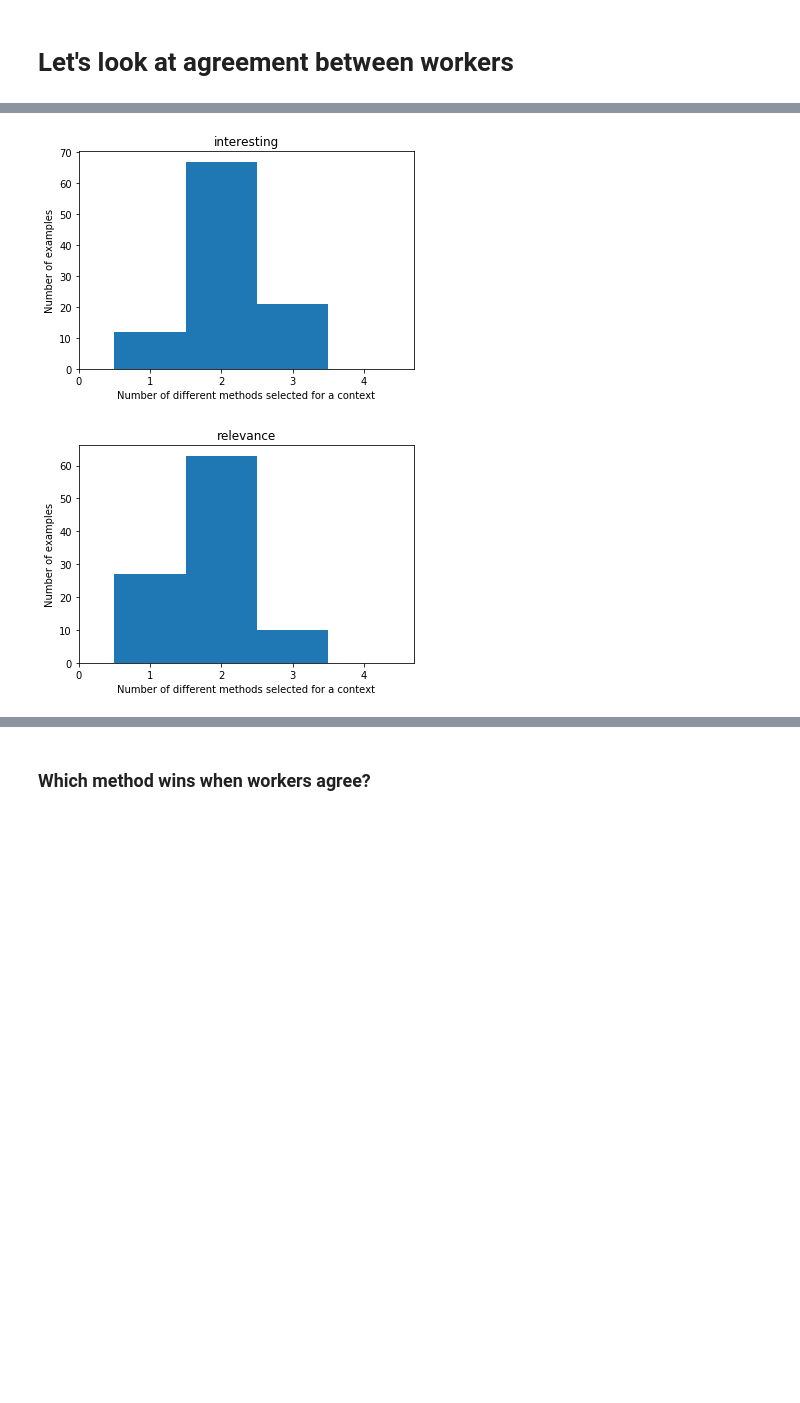
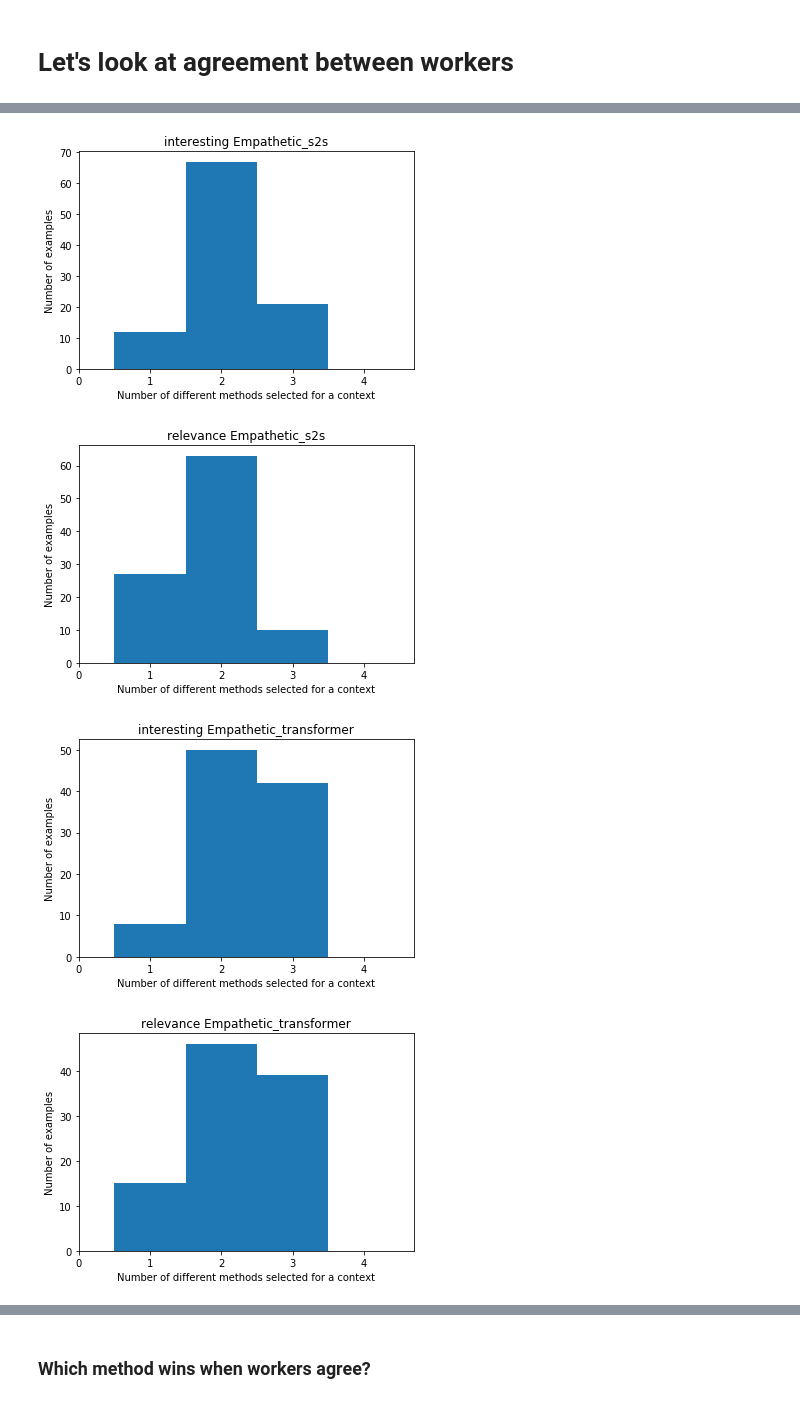
Before and after one commit to odemasi/ParlAI, a Jupyter notebook: evaluation/Explore_results_v1.ipynb, the cells around one changed output, grey strips where cells are left out. Saved outputs shown, nothing was run; the diff lists cells and outputs as text; code cells hidden in the pictures; blank space fills up the shorter version.

Commit message:
Tried to dig a bit more into when turkers do or do not agree

```diff
--- a/evaluation/Explore_results_v1.ipynb
+++ b/evaluation/Explore_results_v1.ipynb
@@ -205,0 +282,15 @@ for context, df in choice_df.groupby('context'):
+# %%
+# two_competing
+
+for (dataset, model), df in choice_df.groupby(['dataset', 'model']):
+    print(dataset, model)
+    print('=========')
+    data_model_key = '%s_%s' % (dataset, model)
+    counts_workers_agree[data_model_key] = {'int':[], 'rel':[]}
+
+
+    for s in ['int', 'rel']:
+        print(s)
+        print(two_competing[data_model_key][s].most_common())
+
+    print('\n\n')
@@ -206,18 +315,26 @@ for context, df in choice_df.groupby('context'):
 # %%
-plt.hist(num_selected['int'], bins=np.arange(5)+.5)
-plt.xticks(np.arange(5))
-plt.ylabel('Number of examples')
-plt.xlabel('Number of different methods selected for a context')
-plt.title('interesting')
-plt.show()
+for (dataset, model), df in choice_df.groupby(['dataset', 'model']):
+#     print(dataset, model)
+#     print('=========')
+    data_model_key = '%s_%s' % (dataset, model)
 
 
-plt.hist(num_selected['rel'], bins=np.arange(5)+.5)
-plt.xticks(np.arange(5))
-plt.ylabel('Number of examples')
-plt.xlabel('Number of different methods selected for a context')
-plt.title('relevance')
-plt.show()
+    plt.hist(num_selected[data_model_key]['int'], bins=np.arange(5)+.5)
+    plt.xticks(np.arange(5))
+    plt.ylabel('Number of examples')
+    plt.xlabel('Number of different methods selected for a context')
+    plt.title('interesting ' + data_model_key)
+    plt.show()
+
+
+    plt.hist(num_selected[data_model_key]['rel'], bins=np.arange(5)+.5)
+    plt.xticks(np.arange(5))
+    plt.ylabel('Number of examples')
+    plt.xlabel('Number of different methods selected for a context')
+    plt.title('relevance ' + data_model_key)
+    plt.show()
 # %% [output]
-[figure, old version]
+[figure, new version]
-[figure, old version]
+[figure, new version]
+[figure, added]
+[figure, added]
```
Also changed, not shown: parts of 30 cells of this notebook.
